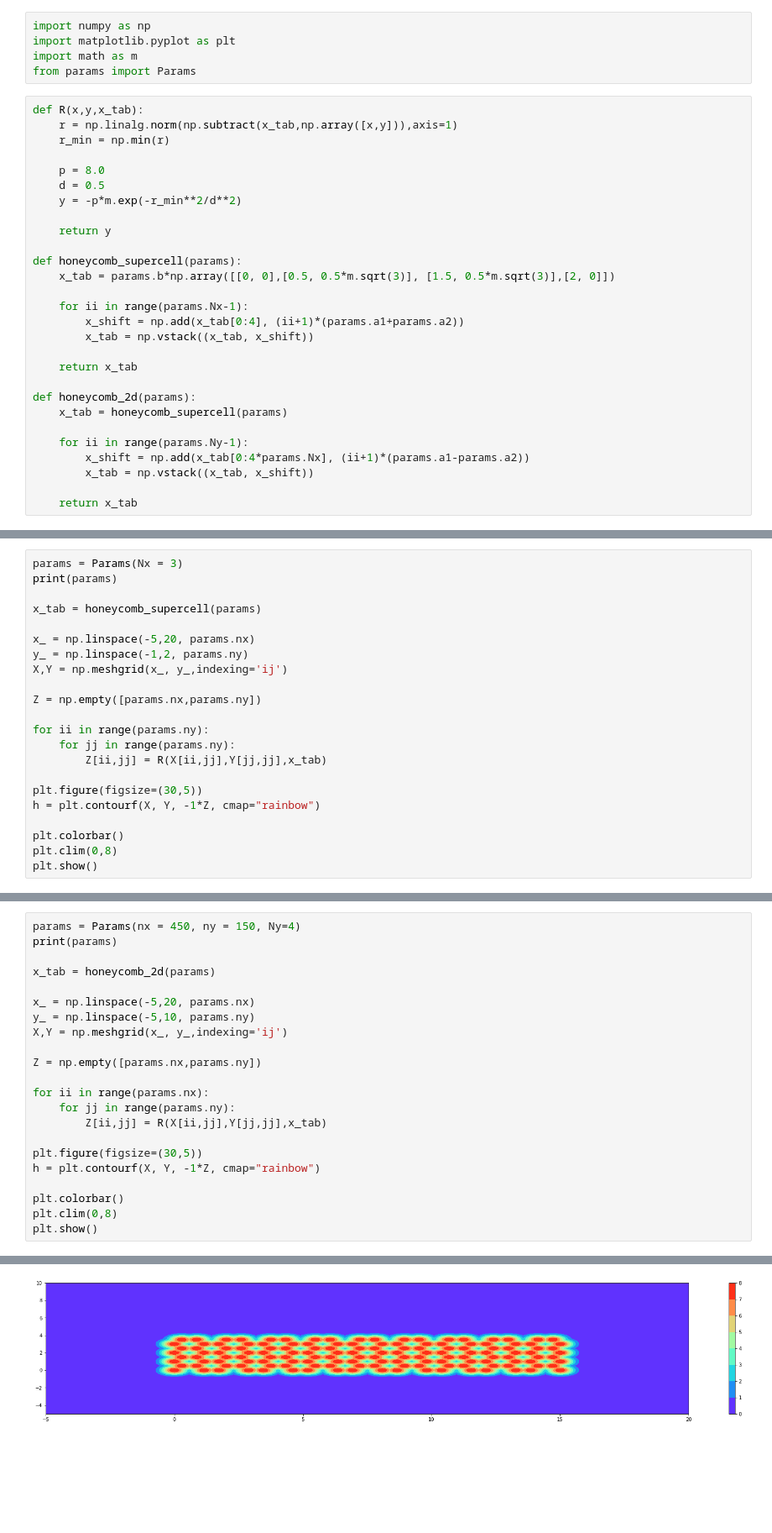
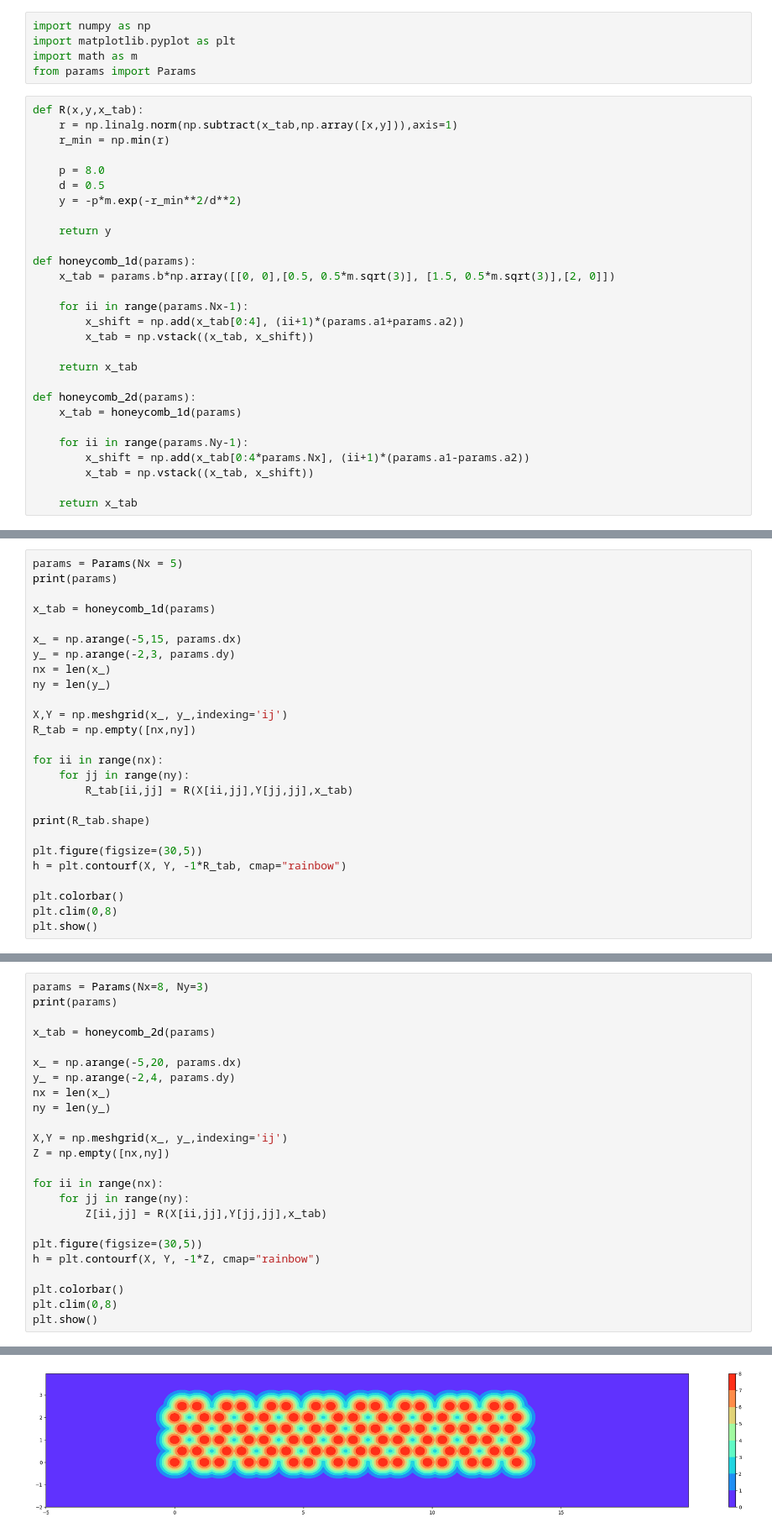
Before and after one commit to sangsoonoh/soliton_exciton, a Jupyter notebook: Kartashov/band_honeycomb.ipynb, the cells around one changed output, grey strips where cells are left out. Shown: that part at 84% size. Saved outputs shown, nothing was run; the diff lists cells and outputs as text; blank space fills up the shorter version.

```diff
--- a/Kartashov/band_honeycomb.ipynb
+++ b/Kartashov/band_honeycomb.ipynb
@@ -23,7 +30,7 @@ def R(x,y,x_tab):
 
     return y
 
-def honeycomb_supercell(params):
+def honeycomb_1d(params):
     x_tab = params.b*np.array([[0, 0],[0.5, 0.5*m.sqrt(3)], [1.5, 0.5*m.sqrt(3)],[2, 0]])
 
     for ii in range(params.Nx-1):
@@ -33,7 +40,7 @@ def honeycomb_supercell(params):
     return x_tab
 
 def honeycomb_2d(params):
-    x_tab = honeycomb_supercell(params)
+    x_tab = honeycomb_1d(params)
 
     for ii in range(params.Ny-1):
         x_shift = np.add(x_tab[0:4*params.Nx], (ii+1)*(params.a1-params.a2))
@@ -43,21 +52,25 @@ def honeycomb_2d(params):
 # %%
-params = Params(Nx = 3)
+params = Params(Nx = 5)
 print(params)
 
-x_tab = honeycomb_supercell(params)
+x_tab = honeycomb_1d(params)
 
-x_ = np.linspace(-5,20, params.nx)
-y_ = np.linspace(-1,2, params.ny)
+x_ = np.arange(-5,15, params.dx)
+y_ = np.arange(-2,3, params.dy)
+nx = len(x_)
+ny = len(y_)
+
 X,Y = np.meshgrid(x_, y_,indexing='ij')
+R_tab = np.empty([nx,ny])
 
-Z = np.empty([params.nx,params.ny])
+for ii in range(nx):
+    for jj in range(ny):
+        R_tab[ii,jj] = R(X[ii,jj],Y[jj,jj],x_tab)
 
-for ii in range(params.ny):
-    for jj in range(params.ny):
-        Z[ii,jj] = R(X[ii,jj],Y[jj,jj],x_tab)
+print(R_tab.shape)
 
 plt.figure(figsize=(30,5))
-h = plt.contourf(X, Y, -1*Z, cmap="rainbow")
+h = plt.contourf(X, Y, -1*R_tab, cmap="rainbow")
 
 plt.colorbar()
 plt.clim(0,8)
@@ -75,17 +92,19 @@ Reciprocal lattice vectors: g1 = [0.5       0.8660254], g2 = [-0.5        0.8660
 # %%
-params = Params(nx = 450, ny = 150, Ny=4)
+params = Params(Nx=8, Ny=3)
 print(params)
 
 x_tab = honeycomb_2d(params)
 
-x_ = np.linspace(-5,20, params.nx)
-y_ = np.linspace(-5,10, params.ny)
+x_ = np.arange(-5,20, params.dx)
+y_ = np.arange(-2,4, params.dy)
+nx = len(x_)
+ny = len(y_)
+
 X,Y = np.meshgrid(x_, y_,indexing='ij')
+Z = np.empty([nx,ny])
 
-Z = np.empty([params.nx,params.ny])
-
-for ii in range(params.nx):
-    for jj in range(params.ny):
+for ii in range(nx):
+    for jj in range(ny):
         Z[ii,jj] = R(X[ii,jj],Y[jj,jj],x_tab)
 
 plt.figure(figsize=(30,5))
@@ -106 +127 @@ Reciprocal lattice vectors: g1 = [0.5       0.8660254], g2 = [-0.5        0.8660
-[figure, old version]
+[figure, new version]
```
Also changed, not shown: parts of 7 cells of this notebook, 1 other file.
